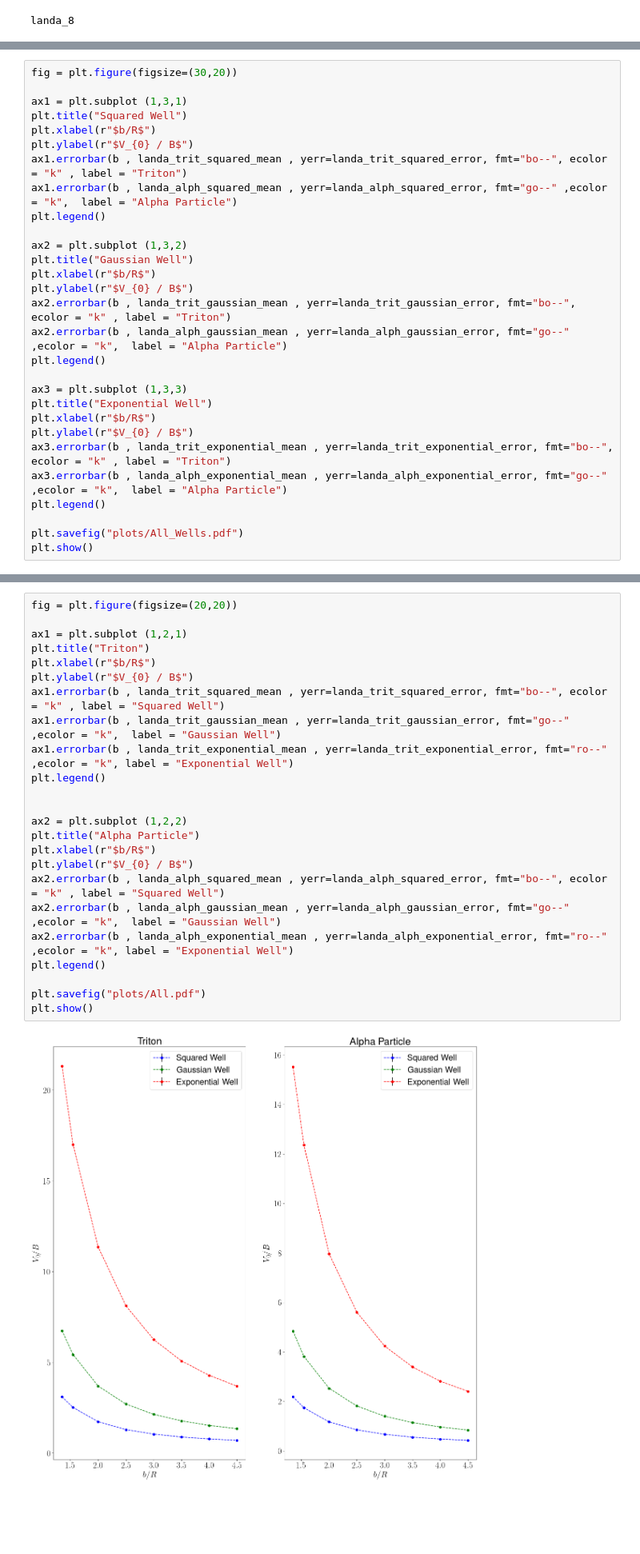
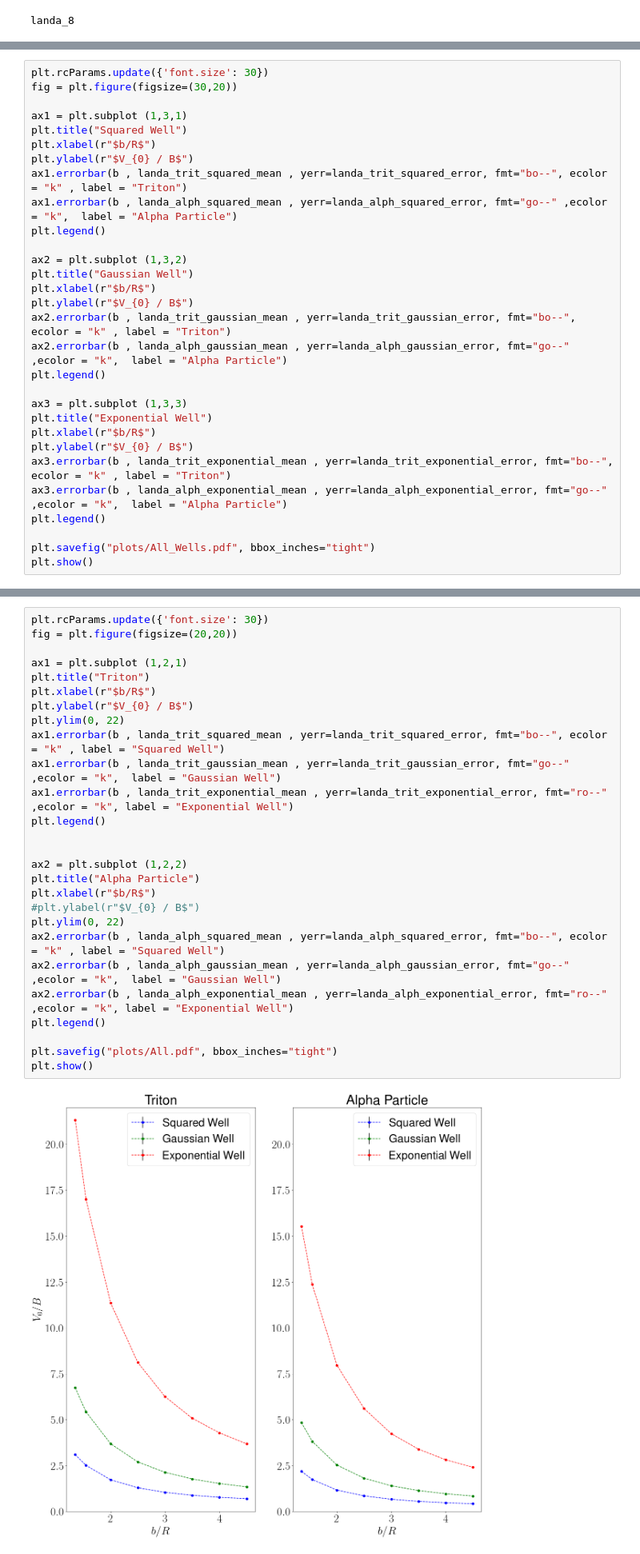
Before and after one commit to pedro-95/few-body, a Jupyter notebook: few_body_2_analysis.ipynb, the cells around one changed output, grey strips where cells are left out. Shown at 80% size. Saved outputs shown, nothing was run; the diff lists cells and outputs as text; blank space fills up the shorter version.

```diff
--- a/few_body_2_analysis.ipynb
+++ b/few_body_2_analysis.ipynb
@@ -393,4 +392,5 @@ plt.show()
 # %%
+plt.rcParams.update({'font.size': 30})
 fig = plt.figure(figsize=(30,20))
 
 ax1 = plt.subplot (1,3,1)
@@ -417,6 +417,6 @@ ax3.errorbar(b , landa_trit_exponential_mean , yerr=landa_trit_exponential_error
 ax3.errorbar(b , landa_alph_exponential_mean , yerr=landa_alph_exponential_error, fmt="go--" ,ecolor = "k",  label = "Alpha Particle")
 plt.legend()
 
-plt.savefig("plots/All_Wells.pdf")
+plt.savefig("plots/All_Wells.pdf", bbox_inches="tight")
 plt.show()
 # %% [output]
@@ -424,29 +424,32 @@ plt.show()
 # %%
+plt.rcParams.update({'font.size': 30})
 fig = plt.figure(figsize=(20,20))
 
 ax1 = plt.subplot (1,2,1)
 plt.title("Triton")
 plt.xlabel(r"$b/R$")
 plt.ylabel(r"$V_{0} / B$")
+plt.ylim(0, 22)
 ax1.errorbar(b , landa_trit_squared_mean , yerr=landa_trit_squared_error, fmt="bo--", ecolor = "k" , label = "Squared Well")
 ax1.errorbar(b , landa_trit_gaussian_mean , yerr=landa_trit_gaussian_error, fmt="go--" ,ecolor = "k",  label = "Gaussian Well")
 ax1.errorbar(b , landa_trit_exponential_mean , yerr=landa_trit_exponential_error, fmt="ro--" ,ecolor = "k", label = "Exponential Well")
 plt.legend()
 
 
 ax2 = plt.subplot (1,2,2)
 plt.title("Alpha Particle")
 plt.xlabel(r"$b/R$")
-plt.ylabel(r"$V_{0} / B$")
+#plt.ylabel(r"$V_{0} / B$")
+plt.ylim(0, 22)
 ax2.errorbar(b , landa_alph_squared_mean , yerr=landa_alph_squared_error, fmt="bo--", ecolor = "k" , label = "Squared Well")
 ax2.errorbar(b , landa_alph_gaussian_mean , yerr=landa_alph_gaussian_error, fmt="go--" ,ecolor = "k",  label = "Gaussian Well")
 ax2.errorbar(b , landa_alph_exponential_mean , yerr=landa_alph_exponential_error, fmt="ro--" ,ecolor = "k", label = "Exponential Well")
 plt.legend()
 
-plt.savefig("plots/All.pdf")
+plt.savefig("plots/All.pdf", bbox_inches="tight")
 plt.show()
 # %% [output]
-[figure, old version]
+[figure, new version]
 # %% [markdown]
 # --------------------------------------------------------------------------------------------------------------------------------------
 # %%
```
Also changed, not shown: parts of 26 cells of this notebook, 20 other files.
